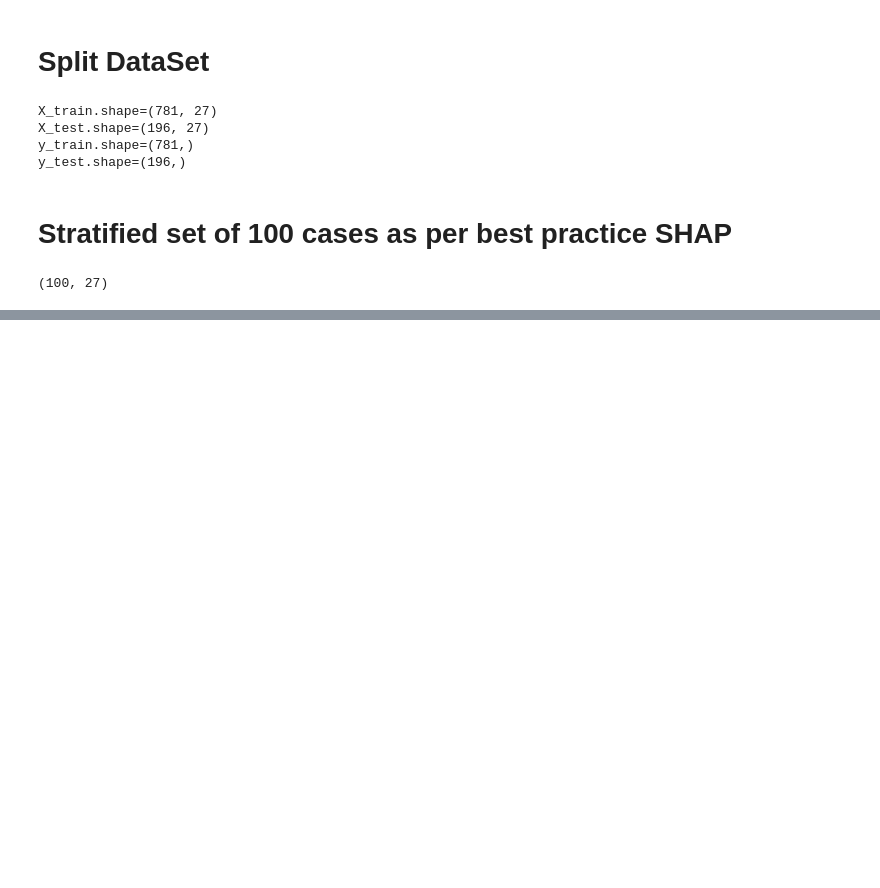
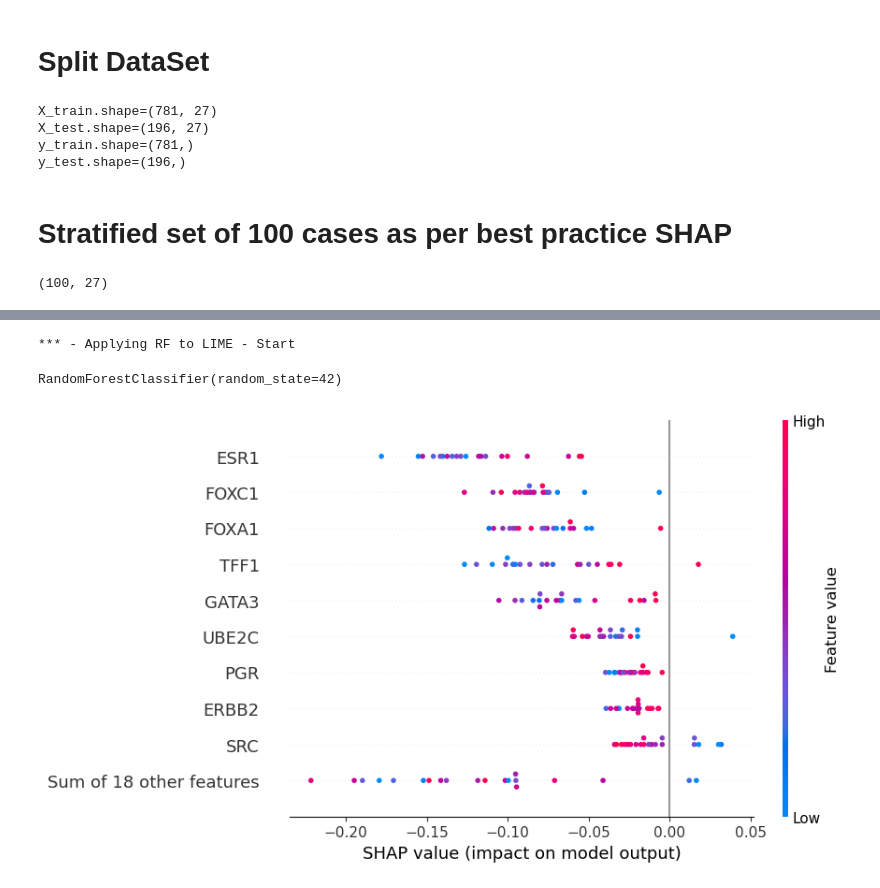
Before and after one commit to rhlt/tnbc, a Jupyter notebook: Evaluation/SHAP.ipynb, the cells around one changed output, grey strips where cells are left out. Cells and saved outputs as stored; diff of their text form; code cells hidden in the pictures; blank space fills up the shorter version.

```diff
--- a/Evaluation/SHAP.ipynb
+++ b/Evaluation/SHAP.ipynb
@@ -105,0 +211,25 @@ for modelName in ModelVariant.__members__:
+# %%
+modelName = 'RF'
+print(f'*** - Applying {modelName} to LIME - Start')
+model = getModel(modelName)
+
+# Train the model
+model.fit(X_train.to_numpy(), y_train)
+# %% [output]
+*** - Applying RF to LIME - Start
+RandomForestClassifier(random_state=42)
+# %%
+
+#########################
+# SHAP
+#
+# Get explainer
+#########################
+explainer = shap.TreeExplainer(model=model, data=X_stratified, feature_names=targetGenes)
+
+#########################
+# SHAP
+#
+# Get results
+#########################
+shap_values = explainer(X_test) #new
@@ -105,0 +238,4 @@ for modelName in ModelVariant.__members__:
+# %%
+shap.plots.beeswarm(shap_values[rows, :, 0])
+# %% [output]
+[figure, added]
```
Also changed, not shown: parts of 15 cells of this notebook, 1 other file.
